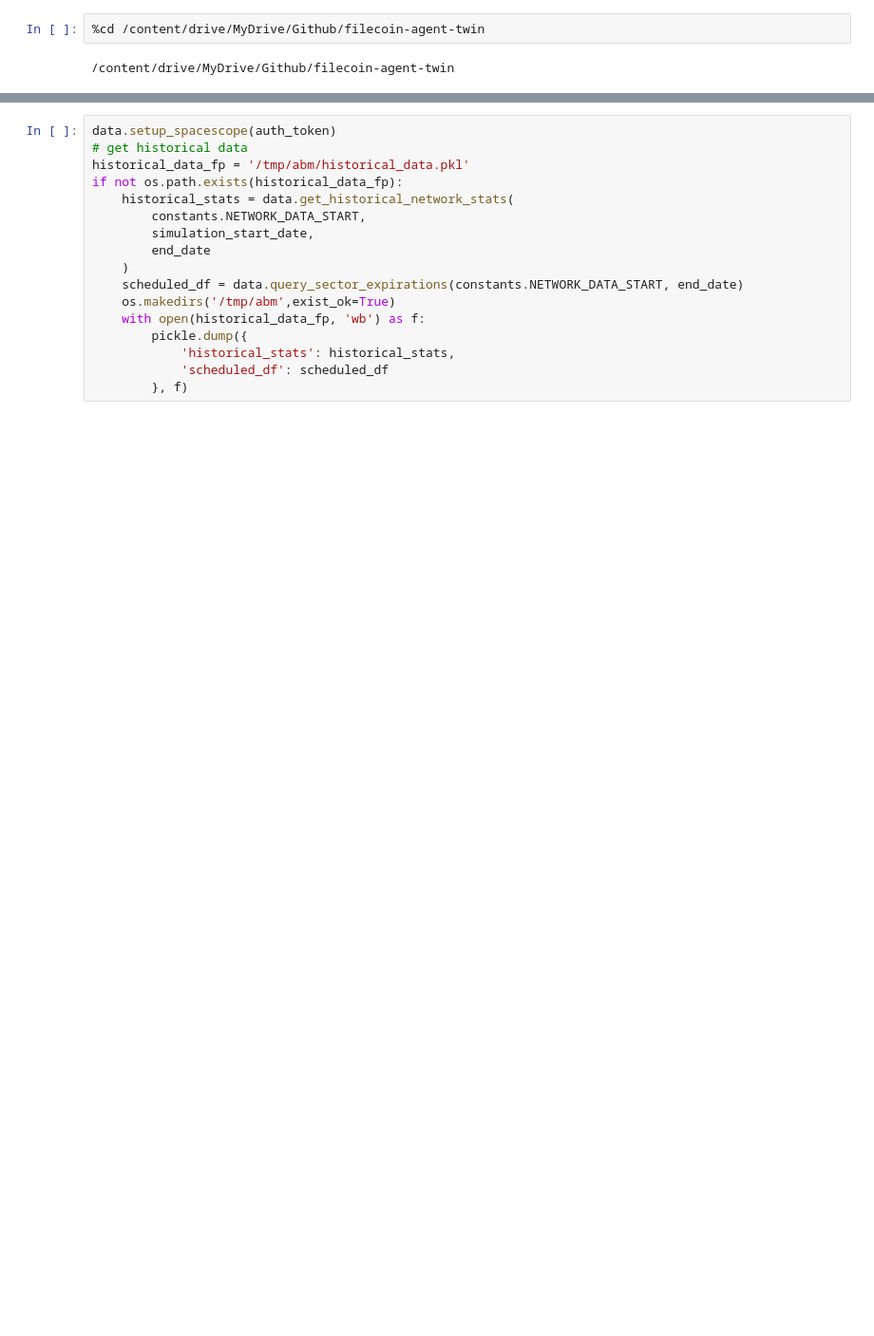
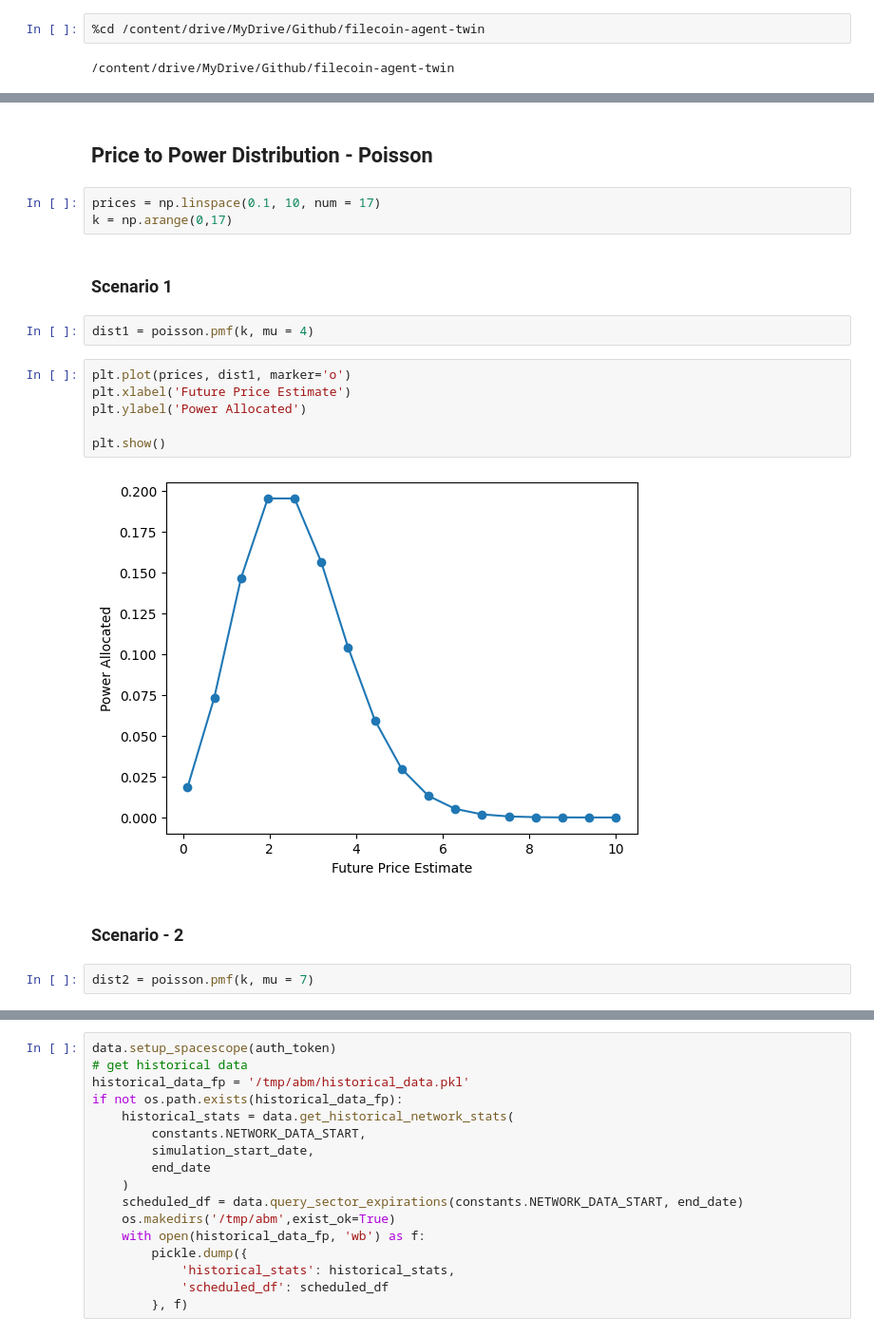
Before and after one commit to SHSRPL/filecoin-agent-twin, a Jupyter notebook: notebooks/terminations/roi_terminate_multipleagent_waves.ipynb, the cells around one changed output, grey strips where cells are left out. Shown at 95% size. Saved outputs shown, nothing was run; the diff lists cells and outputs as text; blank space fills up the shorter version.

```diff
--- a/notebooks/terminations/roi_terminate_multipleagent_waves.ipynb
+++ b/notebooks/terminations/roi_terminate_multipleagent_waves.ipynb
@@ -52,3 +55,24 @@ from agentfil import constants
 from mechafil import minting, sim
 
 import numpyro
+# %% [markdown]
+## Price to Power Distribution - Poisson
+# %%
+prices = np.linspace(0.1, 10, num = 17)
+k = np.arange(0,17)
+# %% [markdown]
+### Scenario 1
+# %%
+dist1 = poisson.pmf(k, mu = 4)
+# %%
+plt.plot(prices, dist1, marker='o')
+plt.xlabel('Future Price Estimate')
+plt.ylabel('Power Allocated')
+
+plt.show()
+# %% [output]
+[figure, added]
+# %% [markdown]
+### Scenario - 2
+# %%
+dist2 = poisson.pmf(k, mu = 7)
```
Also changed, not shown: parts of 32 cells of this notebook.
